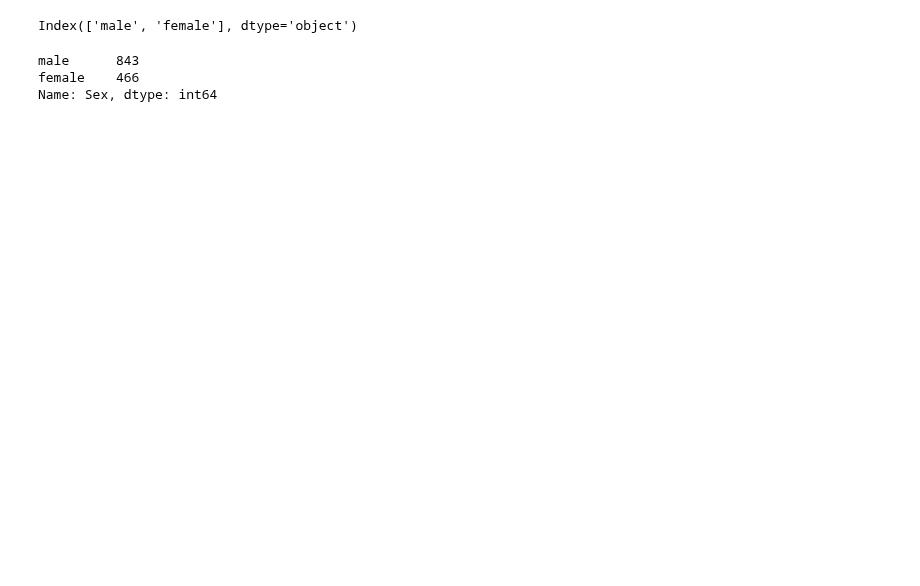
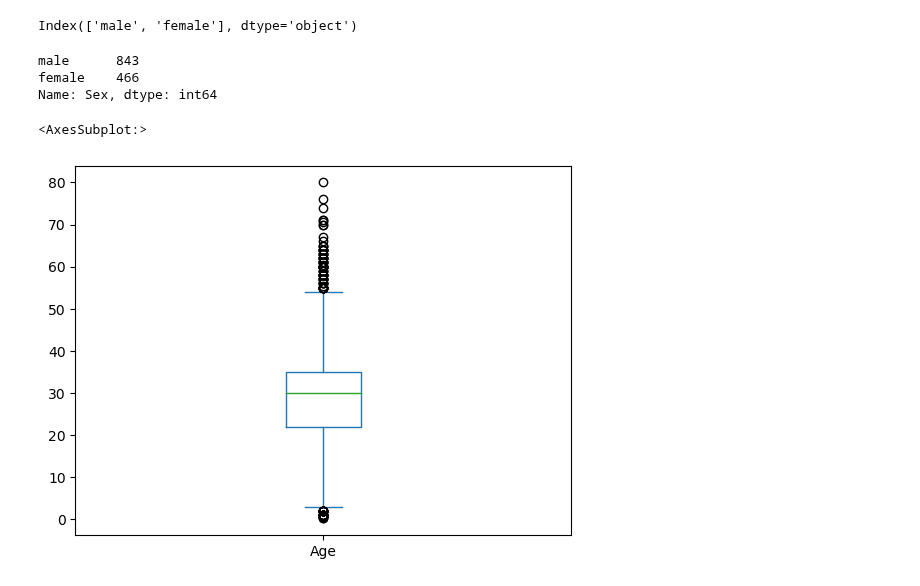
Before and after one commit to kazeemolaitanmusbau/Postgresql-Works, a Jupyter notebook: Untitled2.ipynb, the cells around one changed output. Cells and saved outputs as stored; diff of their text form; code cells hidden in the pictures; blank space fills up the shorter version.

```diff
--- a/Untitled2.ipynb
+++ b/Untitled2.ipynb
@@ -181,3 +186,8 @@ sex_count
 male      843
 female    466
 Name: Sex, dtype: int64
+# %%
+df["Age"].plot(kind="box")
+# %% [output]
+<AxesSubplot:>
+[figure, added]
```
Also changed, not shown: parts of 5 cells of this notebook.
